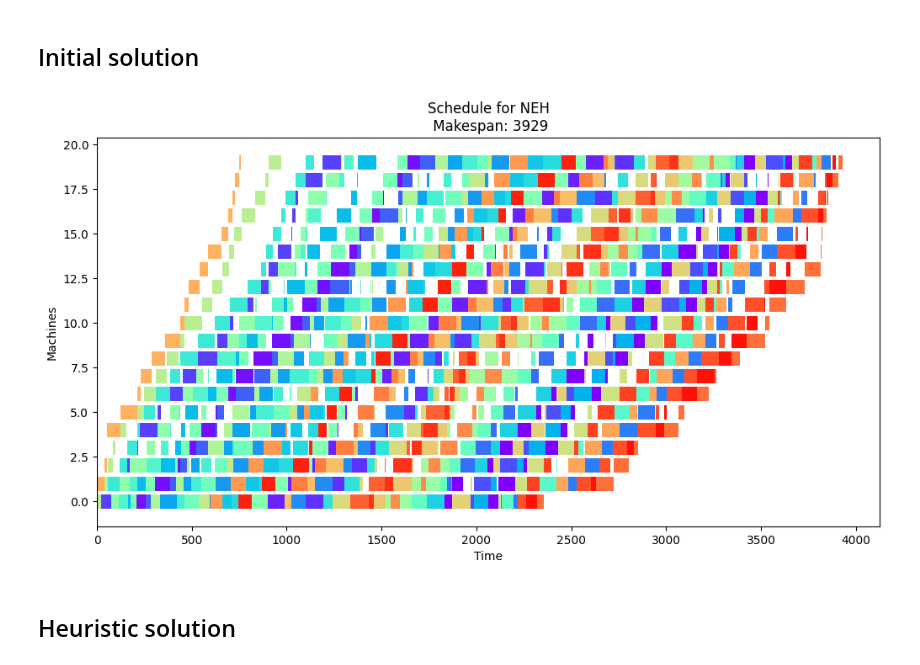
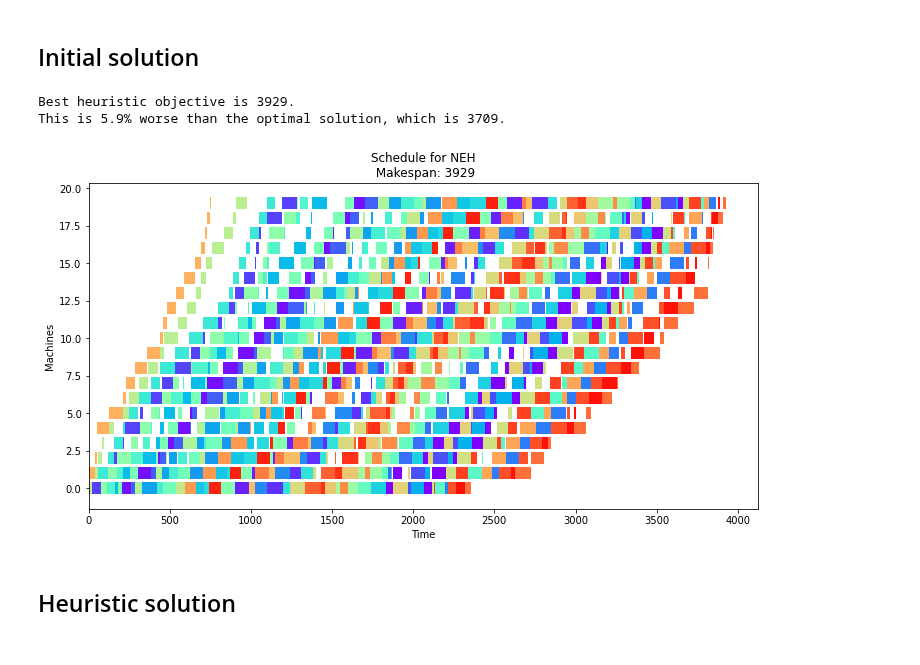
Before and after one commit to N-Wouda/ALNS, a Jupyter notebook: docs/source/examples/permutation_flow_shop_problem.ipynb, the cells around one changed output. Drawn from its saved outputs; the diff is of its cells as text; code cells hidden in the pictures.

```diff
--- a/docs/source/examples/permutation_flow_shop_problem.ipynb
+++ b/docs/source/examples/permutation_flow_shop_problem.ipynb
@@ -106,36 +101,0 @@ plot(dummy, 'Random schedule')
-# %%
-def all_insert_cost(schedule: List[int], job: int) -> List[Tuple[int, float]]:
-    """
-    Computes the partial makespans when inserting a job in the schedule.
-    O(nm) using Taillard acceleration.
-
-    [1] Taillard, E. (1990). Some efficient heuristic methods for the
-    flow shop sequencing problem. European Journal of Operational Research,
-    47(1), 65-74.
-    """
-    k = len(schedule) + 1
-    m = data.processing_times.shape[0]
-    p = data.processing_times
-
-    # Earliest completion times of job pi(j) on machine i before inserting the new job
-    e = np.zeros((m + 1, k))
-    for j in range(k - 1):
-        for i in range(m):
-            e[i, j] = max(e[i, j - 1], e[i - 1, j]) + p[i, schedule[j]]
-
-    # Duration between starting time and final makespan
-    q = np.zeros((m + 1, k))
-    for j in range(k - 2, -1, -1):
-        for i in range(m - 1, -1, -1):
-            q[i, j] = max(q[i + 1, j], q[i, j + 1]) + p[i, schedule[j]]
-
-    # Earliest relative completion time
-    f = np.zeros((m + 1, k))
-    for l in range(k):
-        for i in range(m):
-            f[i, l] = max(f[i - 1, l], e[i, l - 1]) + p[i, job]
-
-    # Partial makespan; drop the last (dummy) row of q
-    M = np.max(f + q, axis=0)
-
-    return [(idx, M[idx]) for idx in np.argsort(M)]
@@ -265,10 +267,20 @@ def NEH(processing_times: np.ndarray) -> Solution:
         solution.opt_insert(job)
 
     return solution
+# %%
+init = NEH(data.processing_times)
+objective = init.objective()
+pct_diff = 100 * (objective - data.bkv) / bkv
+
+print(f"Best heuristic objective is {objective}.")
+print(f"This is {pct_diff:.1f}% worse than the optimal solution, which is {bkv}.")
+# %% [output]
+Best heuristic objective is 3929.
+This is 5.9% worse than the optimal solution, which is 3709.
 # %%
-plot(NEH(data.processing_times).schedule, "NEH")
+plot(init.schedule, "NEH")
 # %% [output]
-[figure, old version]
+[figure, new version]
 # %% [markdown]
 ## Heuristic solution
 # %%
```
Also changed, not shown: parts of 16 cells of this notebook.
